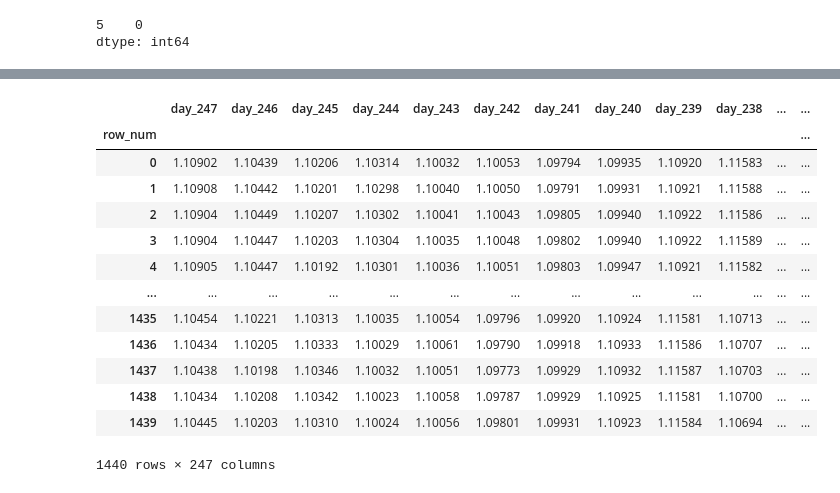
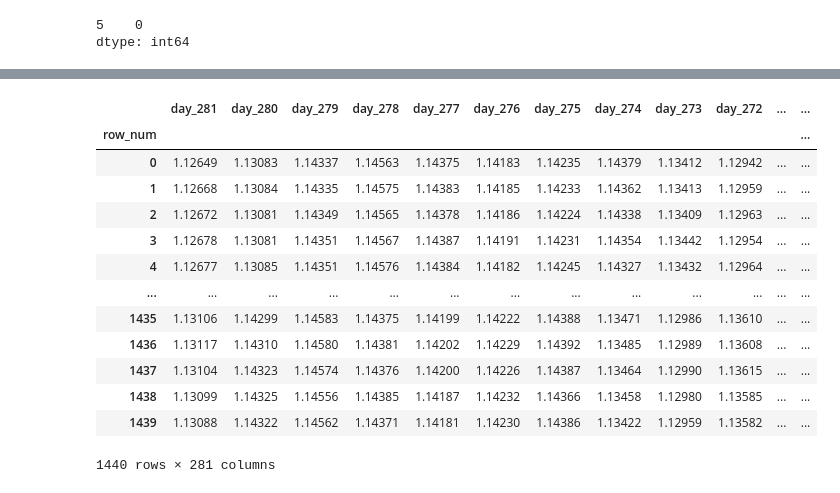
Before and after one commit to gomlfx/ApiaryFund_, a Jupyter notebook: autogluon_next_day_graph_M1_2_0.ipynb, the cells around one changed output, grey strips where cells are left out. Drawn from its saved outputs; the diff is of its cells as text; code cells hidden in the pictures.

```diff
--- a/autogluon_next_day_graph_M1_2_0.ipynb
+++ b/autogluon_next_day_graph_M1_2_0.ipynb
@@ -23,6 +39,6 @@ from autogluon.tabular import TabularDataset, TabularPredictor
 # %%
 #metatrader5 file format
-df=pd.read_csv('/content/drive/MyDrive/csv_mt5/EURUSD_M1_202201030005_202303010904.csv')
+df=pd.read_csv('/content/drive/MyDrive/csv_mt5/EURUSD_M1_202201030005_202303030911.csv')
 # %%
 print(df.head())
 print(df.tail())
@@ -93,6 +109,6 @@ df
 # %%
 #df_close_col = pd.DataFrame(data=df.iloc[:,5].tail(576000))
-df_c = pd.DataFrame(df.loc['2000.12.01 00:00:00':'2023.03.24 12:00:00',5])
+df_c = pd.DataFrame(df.loc['2000.12.01 00:00:00':'2023.03.04 00:00:00',5])
 # %%
 df_c
 # %% [output]
@@ -1918,38 +2139,38 @@ Length: 246, dtype: int64
 # %%
 df_test = pd.concat([
-                     df246,df245,df244,df243,df242,df241,
+                     df280,df279,df278,df277,df276,df275,df274,df273,df272,df271,df270,df269,df268,df267,df266,df265,df264,df263,df262,df261,df260,df259,df258,df257,df256,df255,df254,df253,df252,df251,df250,df249,df248,df247,df246,df245,df244,df243,df242,df241,
                      df240,df239,df238,df237,df236,df235,df234,df233,df232,df231,df230,df229,df228,df227,df226,df225,df224,df223,df222,df221,df220,df219,df218,df217,df216,df215,df214,df213,df212,df211,df210,df209,df208,df207,df206,df205,df204,df203,df202,df201,
                      df200,df199,df198,df197,df196,df195,df194,df193,df192,df191,df190,df189,df188,df187,df186,df185,df184,df183,df182,df181,df180,df179,df178,df177,df176,df175,df174,df173,df172,df171,df170,df169,df168,df167,df166,df165,df164,df163,df162,df161,
                      df160,df159,df158,df157,df156,df155,df154,df153,df152,df151,df150,df149,df148,df147,df146,df145,df144,df143,df142,df141,df140,df139,df138,df137,df136,df135,df134,df133,df132,df131,df130,df129,df128,df127,df126,df125,df124,df123,df122,df121,
                      df120,df119,df118,df117,df116,df115,df114,df113,df112,df111,df110,df109,df108,df107,df106,df105,df104,df103,df102,df101,df100,df99,df98,df97,df96,df95,df94,df93,df92,df91,df90,df89,df88,df87,df86,df85,df84,df83,df82,df81,
                      df80,df79,df78,df77,df76,df75,df74,df73,df72,df71,df70,df69,df68,df67,df66,df65,df64,df63,df62,df61,df60,df59,df58,df57,df56,df55,df54,df53,df52,df51,df50,df49,df48,df47,df46,df45,df44,df43,df42,df41,
                      df40,df39,df38,df37,df36,df35,df34,df33,df32,df31,df30,df29,df28,df27,df26,df25,df24,df23,df22,df21,df20,df19,df18,df17,df16,df15,df14,df13,df12,df11,df10,df9,df8,df7,df6,df5,df4,df3,df2,df1], axis=1)
 df_test['pred_col'] =0
 df_test.rename(columns={
-                        'day_246':'day_247','day_245':'day_246','day_244':'day_245','day_243':'day_244','day_242':'day_243','day_241':'day_242',
+                        'day_280':'day_281','day_279':'day_280','day_278':'day_279','day_277':'day_278','day_276':'day_277','day_275':'day_276','day_274':'day_275','day_273':'day_274','day_272':'day_273','day_271':'day_272','day_270':'day_271','day_269':'day_270','day_268':'day_269','day_267':'day_268','day_266':'day_267','day_265':'day_266','day_264':'day_265','day_263':'day_264','day_262':'day_263','day_261':'day_262','day_260':'day_261','day_259':'day_260','day_258':'day_259','day_257':'day_258','day_256':'day_257','day_255':'day_256','day_254':'day_255','day_253':'day_254','day_252':'day_253','day_251':'day_252','day_250':'day_251','day_249':'day_250','day_248':'day_249','day_247':'day_248','day_246':'day_247','day_245':'day_246','day_244':'day_245','day_243':'day_244','day_242':'day_243','day_241':'day_242',
                         'day_240':'day_241','day_239':'day_240','day_238':'day_239','day_237':'day_238','day_236':'day_237','day_235':'day_236','day_234':'day_235','day_233':'day_234','day_232':'day_233','day_231':'day_232','day_230':'day_231','day_229':'day_230','day_228':'day_229','day_227':'day_228','day_226':'day_227','day_225':'day_226','day_224':'day_225','day_223':'day_224','day_222':'day_223','day_221':'day_222','day_220':'day_221','day_219':'day_220','day_218':'day_219','day_217':'day_218','day_216':'day_217','day_215':'day_216','day_214':'day_215','day_213':'day_214','day_212':'day_213','day_211':'day_212','day_210':'day_211','day_209':'day_210','day_208':'day_209','day_207':'day_208','day_206':'day_207','day_205':'day_206','day_204':'day_205','day_203': 'day_204','day_202':'day_203','day_201':'day_202','day_200':'day_201',
                         'day_199':'day_200','day_198':'day_199','day_197':'day_198','day_196':'day_197','day_195':'day_196','day_194':'day_195','day_193':'day_194','day_192':'day_193','day_191':'day_192','day_190':'day_191','day_189':'day_190','day_188':'day_189','day_187':'day_188','day_186':'day_187','day_185':'day_186','day_184':'day_185','day_183':'day_184','day_182':'day_183','day_181':'day_182','day_180':'day_181','day_179':'day_180','day_178':'day_179','day_177':'day_178','day_176':'day_177','day_175':'day_176','day_174':'day_175','day_173':'day_174','day_172':'day_173','day_171':'day_172','day_170':'day_171','day_169':'day_170','day_168':'day_169','day_167':'day_168','day_166':'day_167','day_165':'day_166','day_164':'day_165','day_163': 'day_164', 'day_162': 'day_163','day_161':'day_162','day_160':'day_161',
                         'day_159':'day_160','day_158':'day_159','day_157':'day_158','day_156':'day_157','day_155':'day_156','day_154':'day_155','day_153':'day_154','day_152':'day_153','day_151':'day_152','day_150':'day_151','day_149':'day_150','day_148':'day_149','day_147':'day_148','day_146':'day_147','day_145':'day_146','day_144':'day_145','day_143':'day_144','day_142':'day_143','day_141':'day_142','day_140':'day_141','day_139':'day_140','day_138':'day_139','day_137':'day_138','day_136':'day_137','day_135':'day_136','day_134':'day_135','day_133':'day_134','day_132':'day_133','day_131':'day_132','day_130':'day_131','day_129':'day_130','day_128':'day_129','day_127':'day_128','day_126':'day_127','day_125':'day_126','day_124':'day_125','day_123': 'day_124', 'day_122': 'day_123','day_121':'day_122','day_120':'day_121',
                         'day_119':'day_120','day_118':'day_119','day_117':'day_118','day_116':'day_117','day_115':'day_116','day_114':'day_115','day_113':'day_114','day_112':'day_113','day_111':'day_112','day_110':'day_111','day_109':'day_110','day_108':'day_109','day_107':'day_108','day_106':'day_107','day_105':'day_106','day_104':'day_105','day_103':'day_104','day_102':'day_103','day_101':'day_102','day_100':'day_101','day_99':'day_100','day_98':'day_99','day_97':'day_98','day_96':'day_97','day_95':'day_96','day_94':'day_95','day_93':'day_94','day_92':'day_93','day_91':'day_92','day_90':'day_91','day_89':'day_90','day_88':'day_89','day_87':'day_88','day_86':'day_87','day_85':'day_86','day_84':'day_85','day_83': 'day_84','day_82':'day_83','day_81':'day_82','day_80':'day_81',
                         'day_79':'day_80','day_78':'day_79','day_77':'day_78','day_76':'day_77','day_75':'day_76','day_74':'day_75','day_73':'day_74','day_72':'day_73','day_71':'day_72','day_70':'day_71','day_69':'day_70','day_68':'day_69','day_67':'day_68','day_66':'day_67','day_65':'day_66','day_64':'day_65','day_63':'day_64','day_62':'day_63','day_61':'day_62','day_60':'day_61','day_59':'day_60','day_58':'day_59','day_57':'day_58','day_56':'day_57','day_55':'day_56','day_54':'day_55','day_53':'day_54','day_52':'day_53','day_51':'day_52','day_50':'day_51','day_49':'day_50','day_48':'day_49','day_47':'day_48','day_46':'day_47','day_45':'day_46','day_44':'day_45','day_43': 'day_44', 'day_42': 'day_43','day_41':'day_42','day_40':'day_41',
                         'day_39':'day_40','day_38':'day_39','day_37':'day_38','day_36':'day_37','day_35':'day_36','day_34':'day_35','day_33':'day_34','day_32':'day_33','day_31':'day_32','day_30':'day_31','day_29':'day_30','day_28':'day_29','day_27':'day_28','day_26':'day_27','day_25':'day_26','day_24':'day_25','day_23':'day_24','day_22':'day_23','day_21':'day_22','day_20':'day_21','day_19':'day_20','day_18':'day_19','day_17':'day_18','day_16':'day_17','day_15':'day_16','day_14':'day_15','day_13':'day_14','day_12':'day_13','day_11':'day_12','day_10':'day_11','day_9':'day_10','day_8':'day_9','day_7':'day_8','day_6':'day_7','day_5':'day_6','day_4':'day_5','day_3': 'day_4', 'day_2': 'day_3','day_1':'day_2','pred_col':'day_1'}, inplace=True)
 df_test = pd.DataFrame(data=df_test)
 df_test
 # %% [output]
-|  | day_247 | day_246 | day_245 | day_244 | day_243 | day_242 | day_241 | day_240 | day_239 | day_238 | ... | ... |
+|  | day_281 | day_280 | day_279 | day_278 | day_277 | day_276 | day_275 | day_274 | day_273 | day_272 | ... | ... |
 | row_num |  |  |  |  |  |  |  |  |  |  |  | ... |
-| 0 | 1.10902 | 1.10439 | 1.10206 | 1.10314 | 1.10032 | 1.10053 | 1.09794 | 1.09935 | 1.10920 | 1.11583 | ... | ... |
-| 1 | 1.10908 | 1.10442 | 1.10201 | 1.10298 | 1.10040 | 1.10050 | 1.09791 | 1.09931 | 1.10921 | 1.11588 | ... | ... |
-| 2 | 1.10904 | 1.10449 | 1.10207 | 1.10302 | 1.10041 | 1.10043 | 1.09805 | 1.09940 | 1.10922 | 1.11586 | ... | ... |
-| 3 | 1.10904 | 1.10447 | 1.10203 | 1.10304 | 1.10035 | 1.10048 | 1.09802 | 1.09940 | 1.10922 | 1.11589 | ... | ... |
-| 4 | 1.10905 | 1.10447 | 1.10192 | 1.10301 | 1.10036 | 1.10051 | 1.09803 | 1.09947 | 1.10921 | 1.11582 | ... | ... |
+| 0 | 1.12649 | 1.13083 | 1.14337 | 1.14563 | 1.14375 | 1.14183 | 1.14235 | 1.14379 | 1.13412 | 1.12942 | ... | ... |
+| 1 | 1.12668 | 1.13084 | 1.14335 | 1.14575 | 1.14383 | 1.14185 | 1.14233 | 1.14362 | 1.13413 | 1.12959 | ... | ... |
+| 2 | 1.12672 | 1.13081 | 1.14349 | 1.14565 | 1.14378 | 1.14186 | 1.14224 | 1.14338 | 1.13409 | 1.12963 | ... | ... |
+| 3 | 1.12678 | 1.13081 | 1.14351 | 1.14567 | 1.14387 | 1.14191 | 1.14231 | 1.14354 | 1.13442 | 1.12954 | ... | ... |
+| 4 | 1.12677 | 1.13085 | 1.14351 | 1.14576 | 1.14384 | 1.14182 | 1.14245 | 1.14327 | 1.13432 | 1.12964 | ... | ... |
 | ... | ... | ... | ... | ... | ... | ... | ... | ... | ... | ... | ... | ... |
-| 1435 | 1.10454 | 1.10221 | 1.10313 | 1.10035 | 1.10054 | 1.09796 | 1.09920 | 1.10924 | 1.11581 | 1.10713 | ... | ... |
-| 1436 | 1.10434 | 1.10205 | 1.10333 | 1.10029 | 1.10061 | 1.09790 | 1.09918 | 1.10933 | 1.11586 | 1.10707 | ... | ... |
-| 1437 | 1.10438 | 1.10198 | 1.10346 | 1.10032 | 1.10051 | 1.09773 | 1.09929 | 1.10932 | 1.11587 | 1.10703 | ... | ... |
-| 1438 | 1.10434 | 1.10208 | 1.10342 | 1.10023 | 1.10058 | 1.09787 | 1.09929 | 1.10925 | 1.11581 | 1.10700 | ... | ... |
-| 1439 | 1.10445 | 1.10203 | 1.10310 | 1.10024 | 1.10056 | 1.09801 | 1.09931 | 1.10923 | 1.11584 | 1.10694 | ... | ... |
+| 1435 | 1.13106 | 1.14299 | 1.14583 | 1.14375 | 1.14199 | 1.14222 | 1.14388 | 1.13471 | 1.12986 | 1.13610 | ... | ... |
+| 1436 | 1.13117 | 1.14310 | 1.14580 | 1.14381 | 1.14202 | 1.14229 | 1.14392 | 1.13485 | 1.12989 | 1.13608 | ... | ... |
+| 1437 | 1.13104 | 1.14323 | 1.14574 | 1.14376 | 1.14200 | 1.14226 | 1.14387 | 1.13464 | 1.12990 | 1.13615 | ... | ... |
+| 1438 | 1.13099 | 1.14325 | 1.14556 | 1.14385 | 1.14187 | 1.14232 | 1.14366 | 1.13458 | 1.12980 | 1.13585 | ... | ... |
+| 1439 | 1.13088 | 1.14322 | 1.14562 | 1.14371 | 1.14181 | 1.14230 | 1.14386 | 1.13422 | 1.12959 | 1.13582 | ... | ... |
-1440 rows × 247 columns
+1440 rows × 281 columns
 # %%
 df_train.isnull().sum()
 # %% [output]
```
Also changed, not shown: parts of 33 cells of this notebook.
